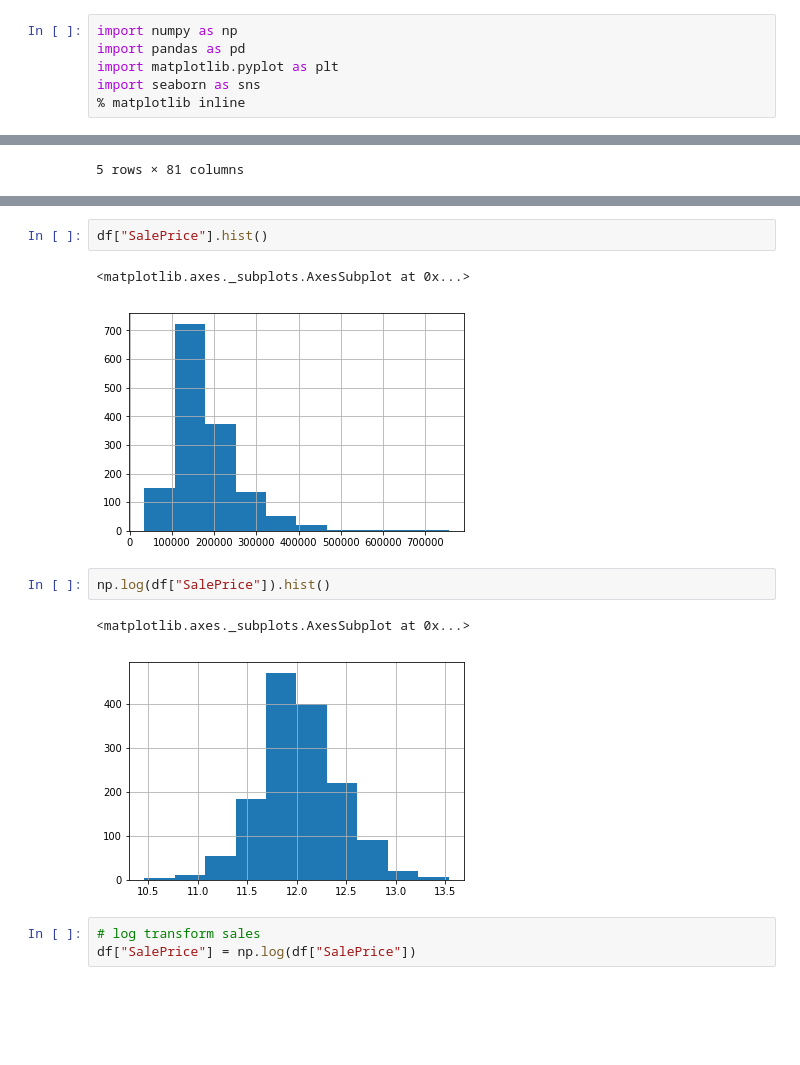
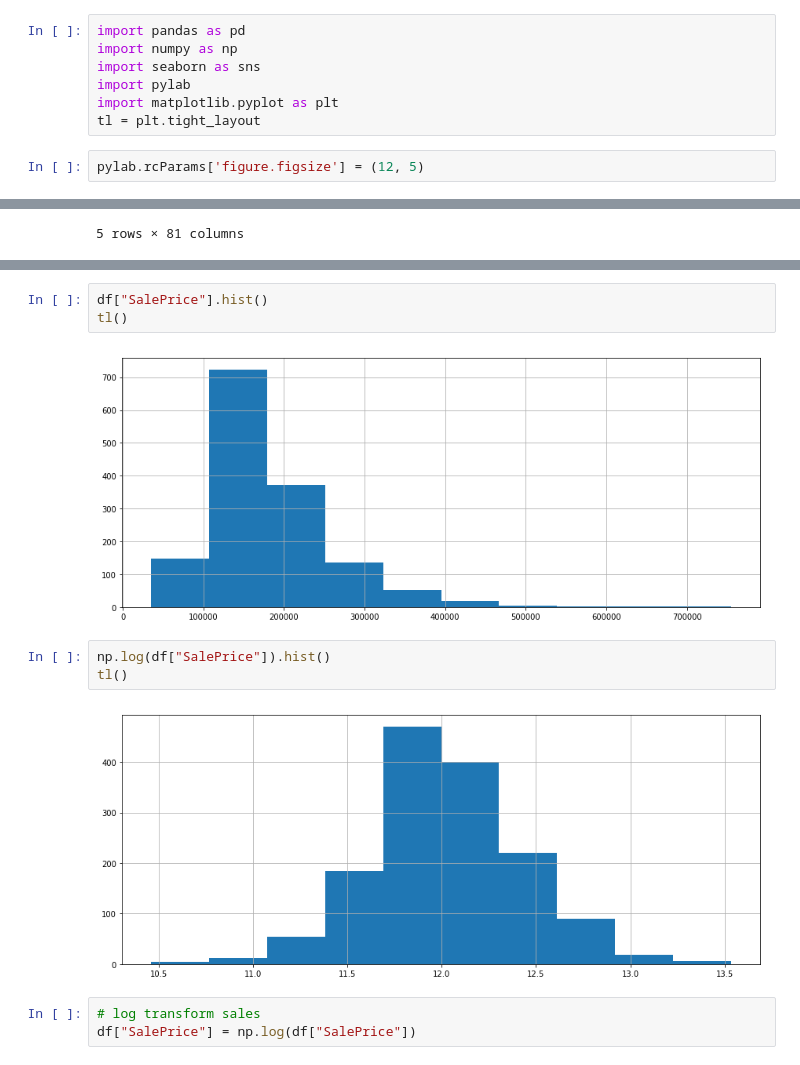
Before and after one commit to maykulkarni/kaggle_solutions, a Jupyter notebook: housing price advanced regression/submission.ipynb, the cells around one changed output, grey strips where cells are left out. Drawn from its saved outputs; the diff is of its cells as text; blank space fills up the shorter version.

```diff
--- a/housing price advanced regression/submission.ipynb
+++ b/housing price advanced regression/submission.ipynb
@@ -1,9 +1,12 @@
 # %%
+import pandas as pd
 import numpy as np
-import pandas as pd
+import seaborn as sns
+import pylab
 import matplotlib.pyplot as plt
-import seaborn as sns
-% matplotlib inline
+tl = plt.tight_layout
+# %%
+pylab.rcParams['figure.figsize'] = (12, 5)
 # %%
 df = pd.read_csv("train.csv")
 original = pd.read_csv("train.csv")
@@ -41,14 +45,14 @@ df.head()
 5 rows × 62 columns
 # %%
 df["SalePrice"].hist()
+tl()
 # %% [output]
-<matplotlib.axes._subplots.AxesSubplot at 0x...>
-[figure, old version]
+[figure, new version]
 # %%
 np.log(df["SalePrice"]).hist()
+tl()
 # %% [output]
-<matplotlib.axes._subplots.AxesSubplot at 0x...>
-[figure, old version]
+[figure, new version]
 # %%
 # log transform sales
 df["SalePrice"] = np.log(df["SalePrice"])
```
Also changed, not shown: parts of 26 cells of this notebook, 4 other files.
